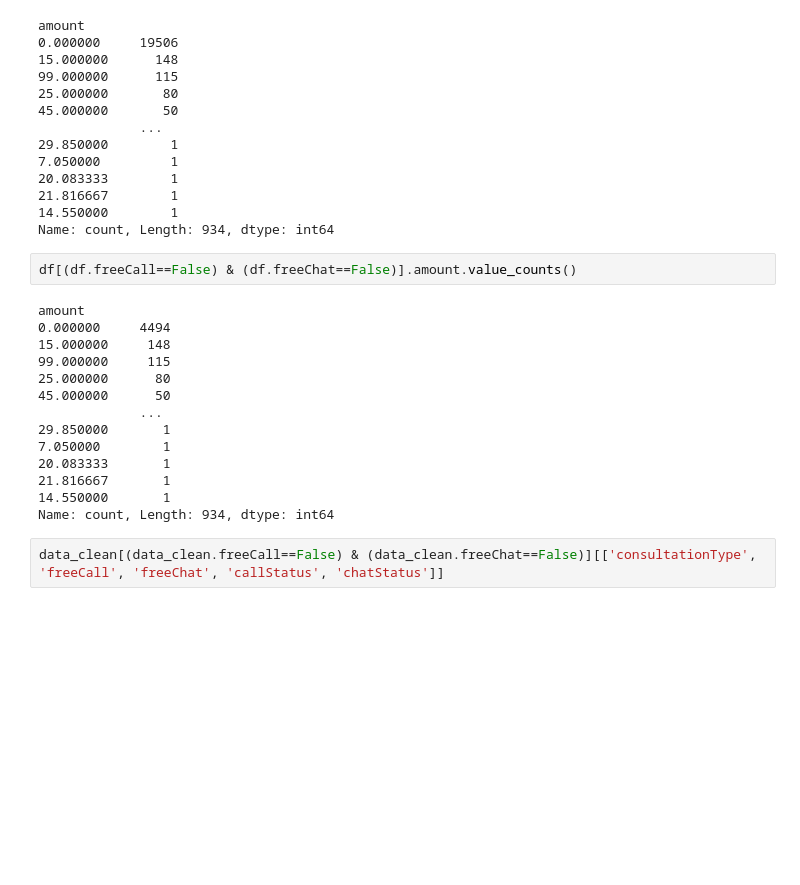
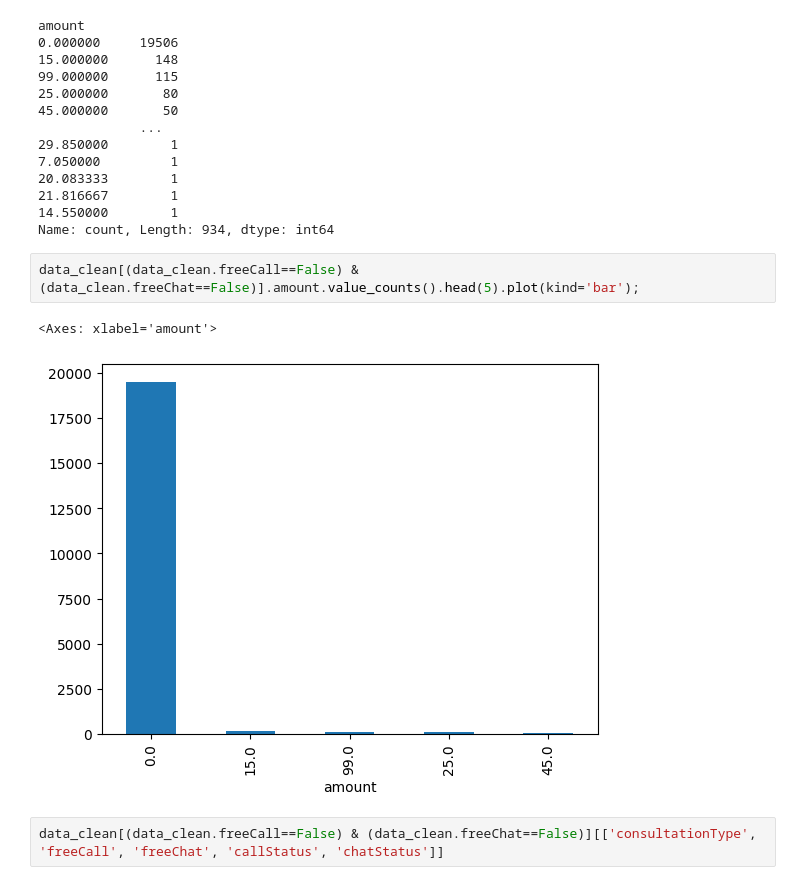
Before and after one commit to IshanSarkar/GAstro_Case-Study, a Jupyter notebook: Guruji_Astro_Assignment.ipynb, the cells around one changed output. Saved outputs shown, nothing was run; the diff lists cells and outputs as text; blank space fills up the shorter version.

```diff
--- a/Guruji_Astro_Assignment.ipynb
+++ b/Guruji_Astro_Assignment.ipynb
@@ -2237,22 +2222,11 @@ amount
 21.816667        1
 14.550000        1
 Name: count, Length: 934, dtype: int64
-# %%
-df[(df.freeCall==False) & (df.freeChat==False)].amount.value_counts()
-# %% [output]
-amount
-0.000000     4494
-15.000000     148
-99.000000     115
-25.000000      80
-45.000000      50
-             ...
-29.850000       1
-7.050000        1
-20.083333       1
-21.816667       1
-14.550000       1
-Name: count, Length: 934, dtype: int64
+# %%
+data_clean[(data_clean.freeCall==False) & (data_clean.freeChat==False)].amount.value_counts().head(5).plot(kind='bar');
+# %% [output]
+<Axes: xlabel='amount'>
+[figure, added]
 # %%
 data_clean[(data_clean.freeCall==False) & (data_clean.freeChat==False)][['consultationType', 'freeCall', 'freeChat', 'callStatus', 'chatStatus']]
 # %% [output]
```
Also changed, not shown: parts of 109 cells of this notebook, 1 other file.
